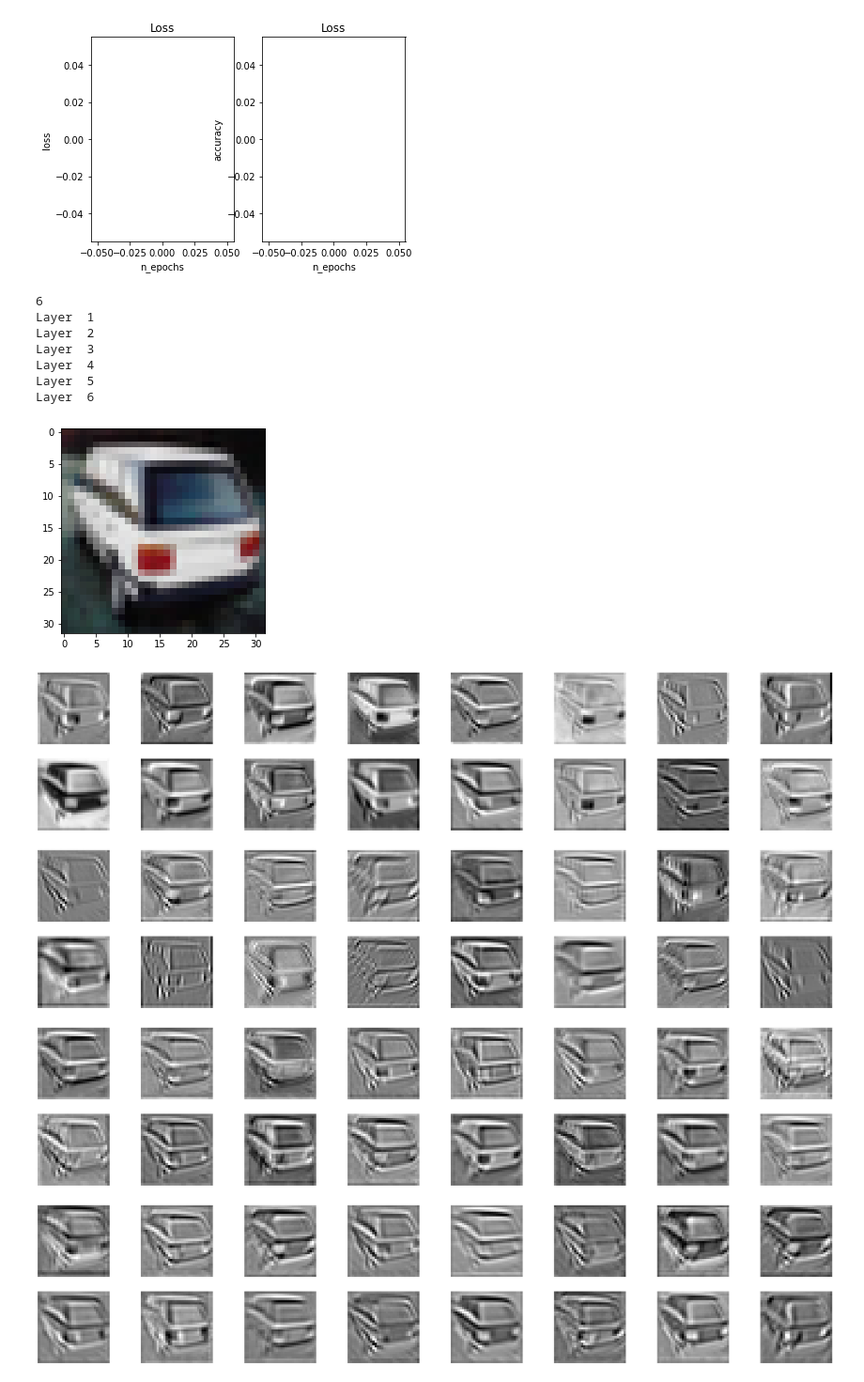
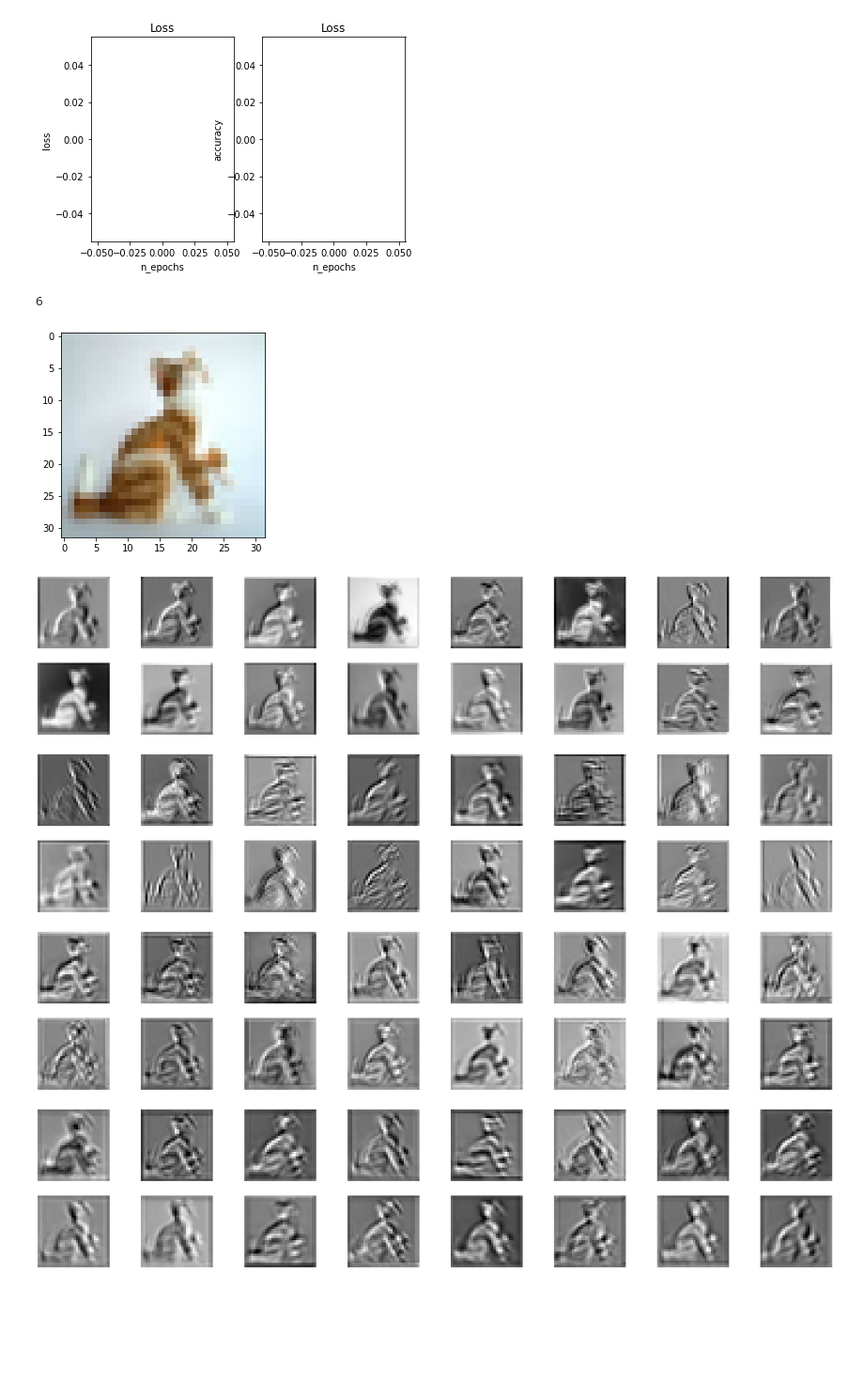
Before and after one commit to Pliploop/ConvNN_From_Scratch, a Jupyter notebook: notebooks/Jnet.ipynb, the cells around one changed output. Shown: that part at 94% size. Drawn from its saved outputs; the diff is of its cells as text; code cells hidden in the pictures; blank space fills up the shorter version.

```diff
--- a/notebooks/Jnet.ipynb
+++ b/notebooks/Jnet.ipynb
@@ -70,44 +70,38 @@ for child in model_children:
       if type(layer)==torch.nn.Conv2d:
         no_of_layers+=1
         conv_layers.append(layer)
 print(no_of_layers)
 
 img = Trainer.SetGenerator.training_set[random.randint(9,len(Trainer.SetGenerator.training_set))][0]
 
 plt.imshow(Trainer.SetGenerator.imshow(torchvision.utils.make_grid(img)))
 
-img= img.view(1,3,32,32)
+img= img.view(1,3,32,32).to(Trainer.device)
 
 results = [conv_layers[0](img)]
 for i in range(1, len(conv_layers)):
     results.append(conv_layers[i](results[-1]))
 outputs = results
 
 
 
 for num_layer in range(len(outputs)):
     plt.figure(figsize=(50, 10))
     layer_viz = outputs[num_layer][0, :, :, :]
     layer_viz = layer_viz.data
-    print("Layer ",num_layer+1)
+#     print("Layer ",num_layer+1)
 #     filters=[]
     for i, filter in enumerate(layer_viz):
 #         filters.append(filter)
         if i == 16:
             break
         plt.subplot(2, 8, i + 1)
-        plt.imshow(filter, cmap='gray')
+        plt.imshow(filter.cpu(), cmap='gray')
         plt.axis("off")
 # %% [output]
 6
-Layer  1
-Layer  2
-Layer  3
-Layer  4
-Layer  5
-Layer  6
-[figure, old version]
+[figure, new version]
-[figure, old version]
+[figure, new version]
-[figure, old version]
+[figure, new version]
-[figure, old version]
+[figure, new version]
-[figure, old version]
+[figure, new version]
```
Also changed, not shown: parts of 4 cells of this notebook, 1 other file.
